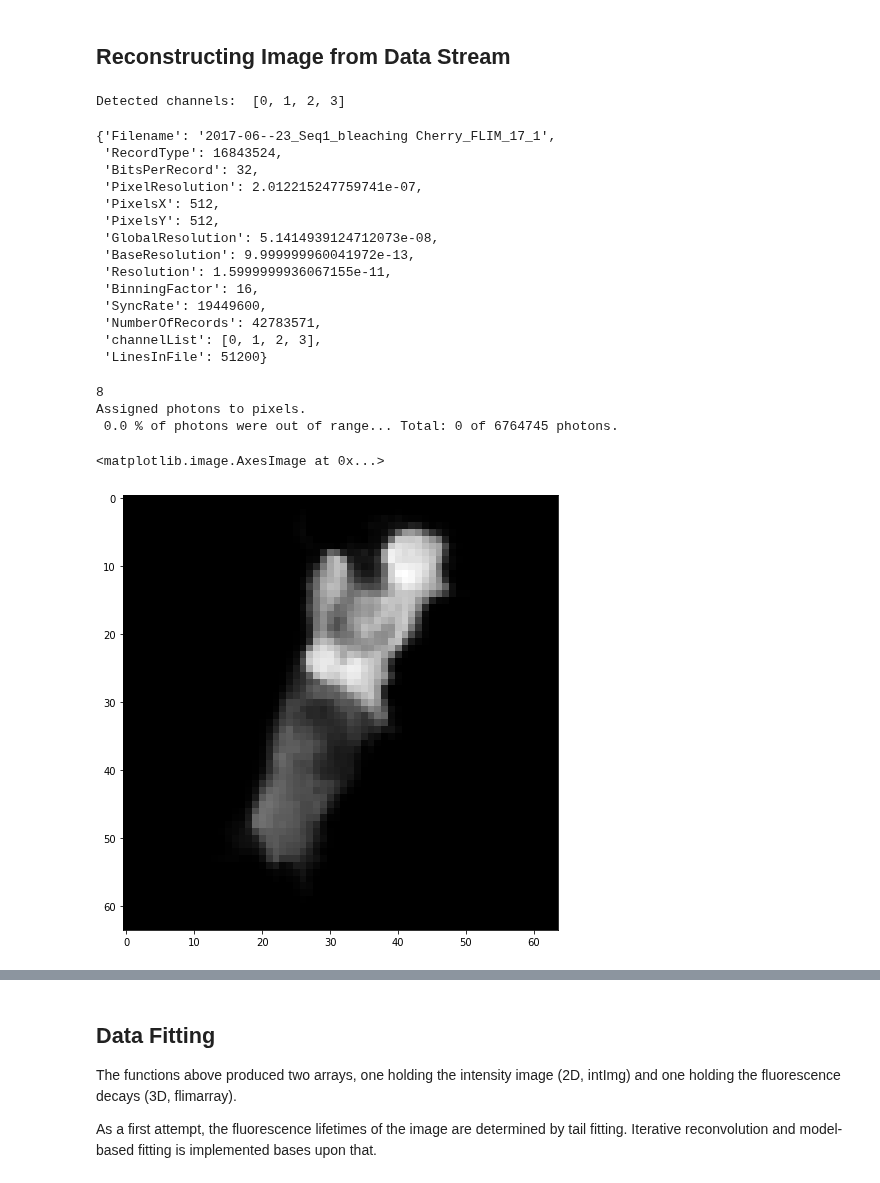
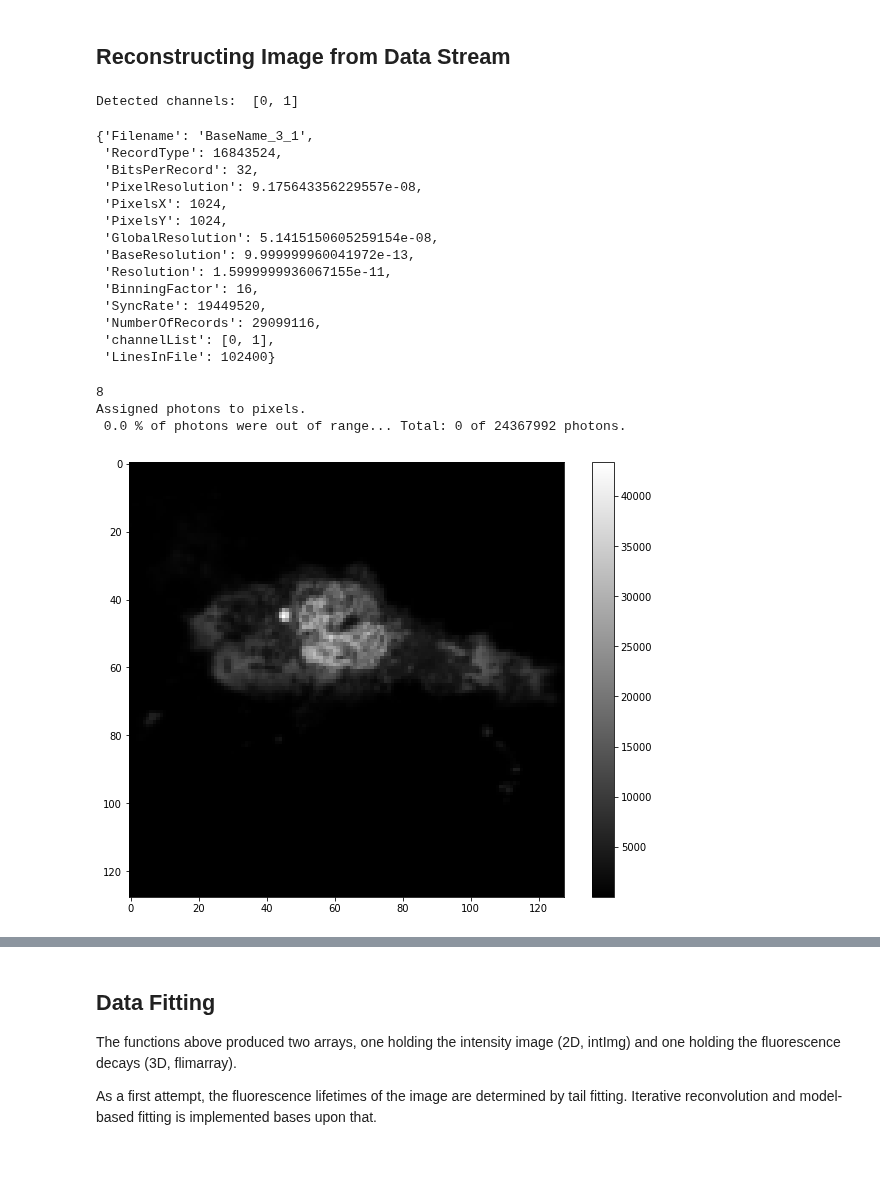
Before and after one commit to Tomkaehst/PhasorFLIM, a Jupyter notebook: PicoQuant PTU Decoding and Fitting.ipynb, the cells around one changed output, grey strips where cells are left out. Drawn from its saved outputs; the diff is of its cells as text; code cells hidden in the pictures.

```diff
--- a/PicoQuant PTU Decoding and Fitting.ipynb
+++ b/PicoQuant PTU Decoding and Fitting.ipynb
@@ -27,7 +27,7 @@ from scipy.integrate import odeint
 %matplotlib inline
 import matplotlib.pyplot as plt
 
-ptupath = 'app/testData/2017-06--23_Seq1_bleaching Cherry_FLIM_17_1.ptu'
+ptupath = 'qt_app/testData/BaseName_3_1.ptu'
 ptureadstream = open(ptupath, 'rb')
 
 filemagic = ptureadstream.read(8).decode('utf8').strip('\0')
@@ -348,26 +348,26 @@ def checkChannelAvailability(recordarray):
 # %%
 FLIMInfo['channelList'] = checkChannelAvailability(recordarray)
 # %% [output]
-Detected channels:  [0, 1, 2, 3]
+Detected channels:  [0, 1]
 # %%
 FLIMInfo['LinesInFile'] = countLines(recordarray)
 # %%
 FLIMInfo
 # %% [output]
-{'Filename': '2017-06--23_Seq1_bleaching Cherry_FLIM_17_1',
+{'Filename': 'BaseName_3_1',
  'RecordType': 16843524,
  'BitsPerRecord': 32,
- 'PixelResolution': 2.012215247759741e-07,
- 'PixelsX': 512,
- 'PixelsY': 512,
- 'GlobalResolution': 5.1414939124712073e-08,
+ 'PixelResolution': 9.175643356229557e-08,
+ 'PixelsX': 1024,
+ 'PixelsY': 1024,
+ 'GlobalResolution': 5.1415150605259154e-08,
  'BaseResolution': 9.999999960041972e-13,
  'Resolution': 1.5999999936067155e-11,
  'BinningFactor': 16,
- 'SyncRate': 19449600,
- 'NumberOfRecords': 42783571,
- 'channelList': [0, 1, 2, 3],
- 'LinesInFile': 51200}
+ 'SyncRate': 19449520,
+ 'NumberOfRecords': 29099116,
+ 'channelList': [0, 1],
+ 'LinesInFile': 102400}
 # %%
 @jit(nopython=True, cache=True)
 def buildFLIMArray(recordarray, channel, linesinfile, pixelsx, pixelsy, globRes, timeRes, spatialBinning, temporalBinning):
@@ -474,7 +474,7 @@ def buildFLIMArray(recordarray, channel, linesinfile, pixelsx, pixelsy, globRes,
     return flimarray, intensityImage
 # %%
 flimarray, intimage = buildFLIMArray(recordarray,
-                                     2,
+                                     0,
                                      FLIMInfo['LinesInFile'],
                                      FLIMInfo['PixelsX'],
                                      FLIMInfo['PixelsY'],
@@ -486,10 +486,11 @@ recordarray = None # dereferencing recordarray for garbage collection; in the fu
 # %% [output]
 8
 Assigned photons to pixels.
- 0.0 % of photons were out of range... Total: 0 of 6764745 photons.
+ 0.0 % of photons were out of range... Total: 0 of 24367992 photons.
 # %%
 plt.imshow(intimage, cmap = "gray")
+plt.colorbar()
+plt.show()
 # %% [output]
-<matplotlib.image.AxesImage at 0x...>
-[figure, old version]
+[figure, new version]
 # %%
```
Also changed, not shown: parts of 13 cells of this notebook.
